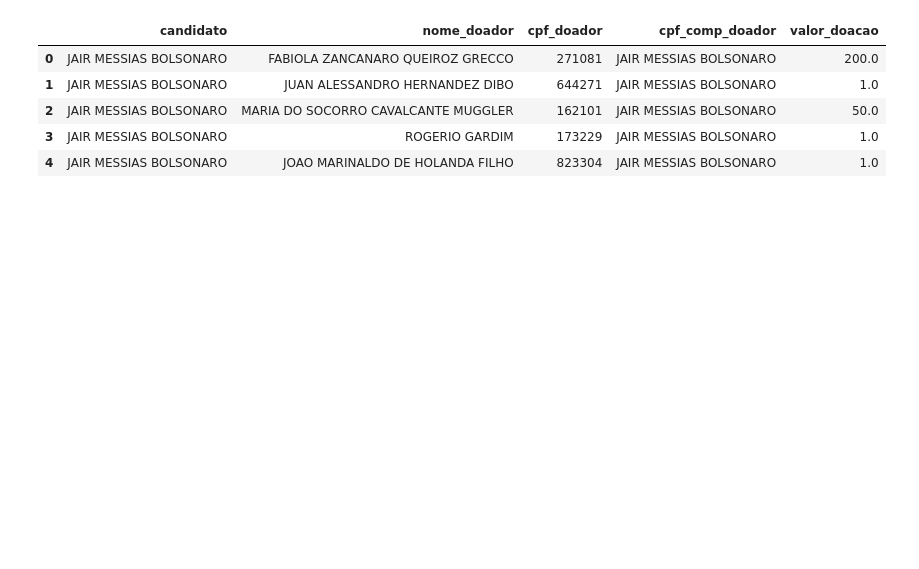
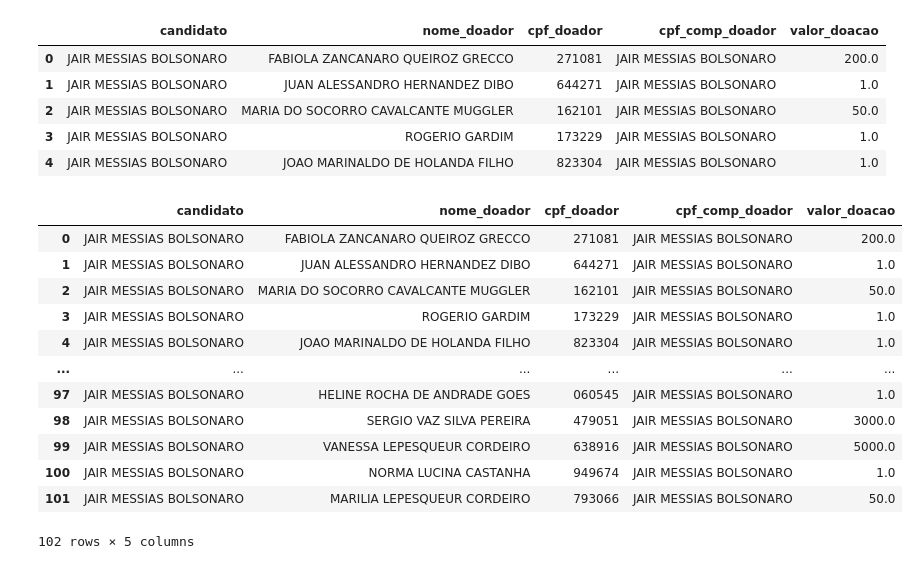
Before and after one commit to lucasthaynan/cartao_corporativo, a Jupyter notebook: cartao_corporativo_jair_bolsonaro_cruzametnos.ipynb, the cells around one changed output. Saved outputs shown, nothing was run; the diff lists cells and outputs as text; code cells hidden in the pictures; blank space fills up the shorter version.

```diff
--- a/cartao_corporativo_jair_bolsonaro_cruzametnos.ipynb
+++ b/cartao_corporativo_jair_bolsonaro_cruzametnos.ipynb
@@ -528,3 +603,19 @@ df_doadores_familia.head()
 | 2 | JAIR MESSIAS BOLSONARO | MARIA DO SOCORRO CAVALCANTE MUGGLER | 162101 | JAIR MESSIAS BOLSONARO | 50.0 |
 | 3 | JAIR MESSIAS BOLSONARO | ROGERIO GARDIM | 173229 | JAIR MESSIAS BOLSONARO | 1.0 |
 | 4 | JAIR MESSIAS BOLSONARO | JOAO MARINALDO DE HOLANDA FILHO | 823304 | JAIR MESSIAS BOLSONARO | 1.0 |
+# %%
+df_doadores_familia
+# %% [output]
+|  | candidato | nome_doador | cpf_doador | cpf_comp_doador | valor_doacao |
+| 0 | JAIR MESSIAS BOLSONARO | FABIOLA ZANCANARO QUEIROZ GRECCO | 271081 | JAIR MESSIAS BOLSONARO | 200.0 |
+| 1 | JAIR MESSIAS BOLSONARO | JUAN ALESSANDRO HERNANDEZ DIBO | 644271 | JAIR MESSIAS BOLSONARO | 1.0 |
+| 2 | JAIR MESSIAS BOLSONARO | MARIA DO SOCORRO CAVALCANTE MUGGLER | 162101 | JAIR MESSIAS BOLSONARO | 50.0 |
+| 3 | JAIR MESSIAS BOLSONARO | ROGERIO GARDIM | 173229 | JAIR MESSIAS BOLSONARO | 1.0 |
+| 4 | JAIR MESSIAS BOLSONARO | JOAO MARINALDO DE HOLANDA FILHO | 823304 | JAIR MESSIAS BOLSONARO | 1.0 |
+| ... | ... | ... | ... | ... | ... |
+| 97 | JAIR MESSIAS BOLSONARO | HELINE ROCHA DE ANDRADE GOES | 060545 | JAIR MESSIAS BOLSONARO | 1.0 |
+| 98 | JAIR MESSIAS BOLSONARO | SERGIO VAZ SILVA PEREIRA | 479051 | JAIR MESSIAS BOLSONARO | 3000.0 |
+| 99 | JAIR MESSIAS BOLSONARO | VANESSA LEPESQUEUR CORDEIRO | 638916 | JAIR MESSIAS BOLSONARO | 5000.0 |
+| 100 | JAIR MESSIAS BOLSONARO | NORMA LUCINA CASTANHA | 949674 | JAIR MESSIAS BOLSONARO | 1.0 |
+| 101 | JAIR MESSIAS BOLSONARO | MARILIA LEPESQUEUR CORDEIRO | 793066 | JAIR MESSIAS BOLSONARO | 50.0 |
+102 rows × 5 columns
```
Also changed, not shown: parts of 7 cells of this notebook.
